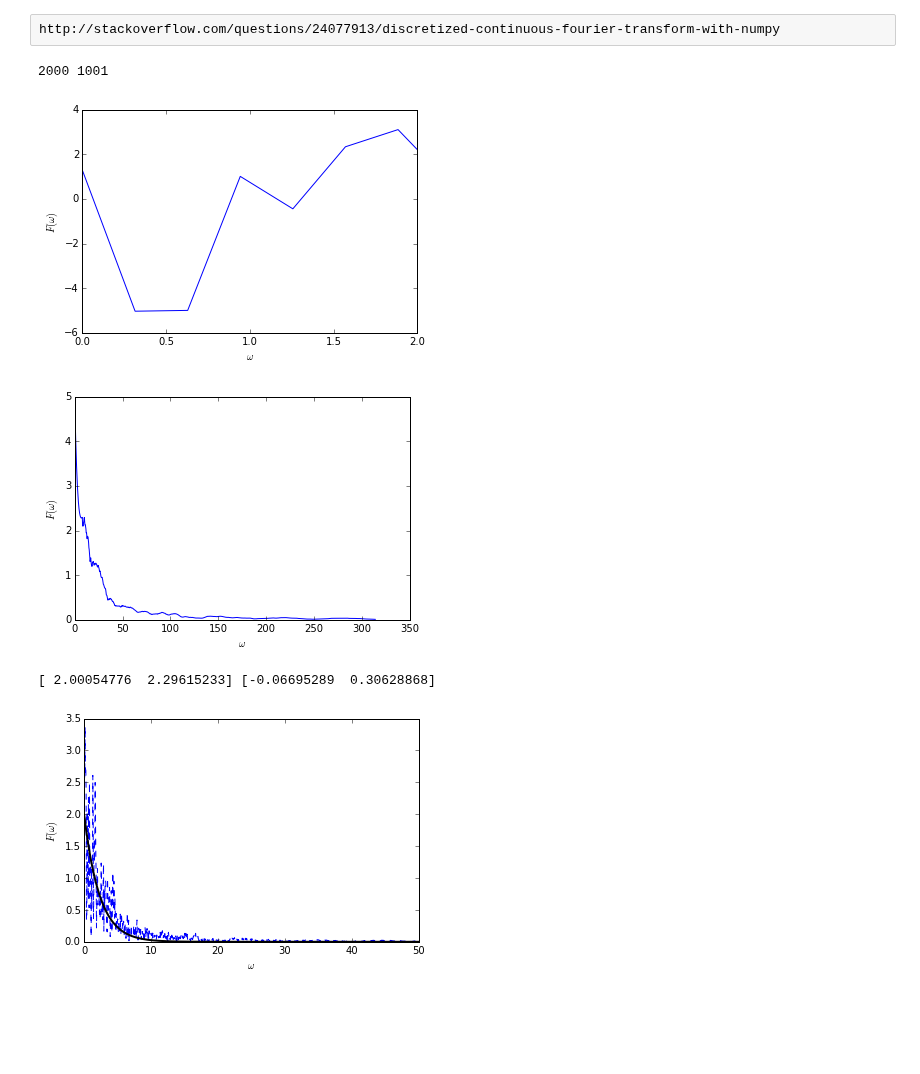
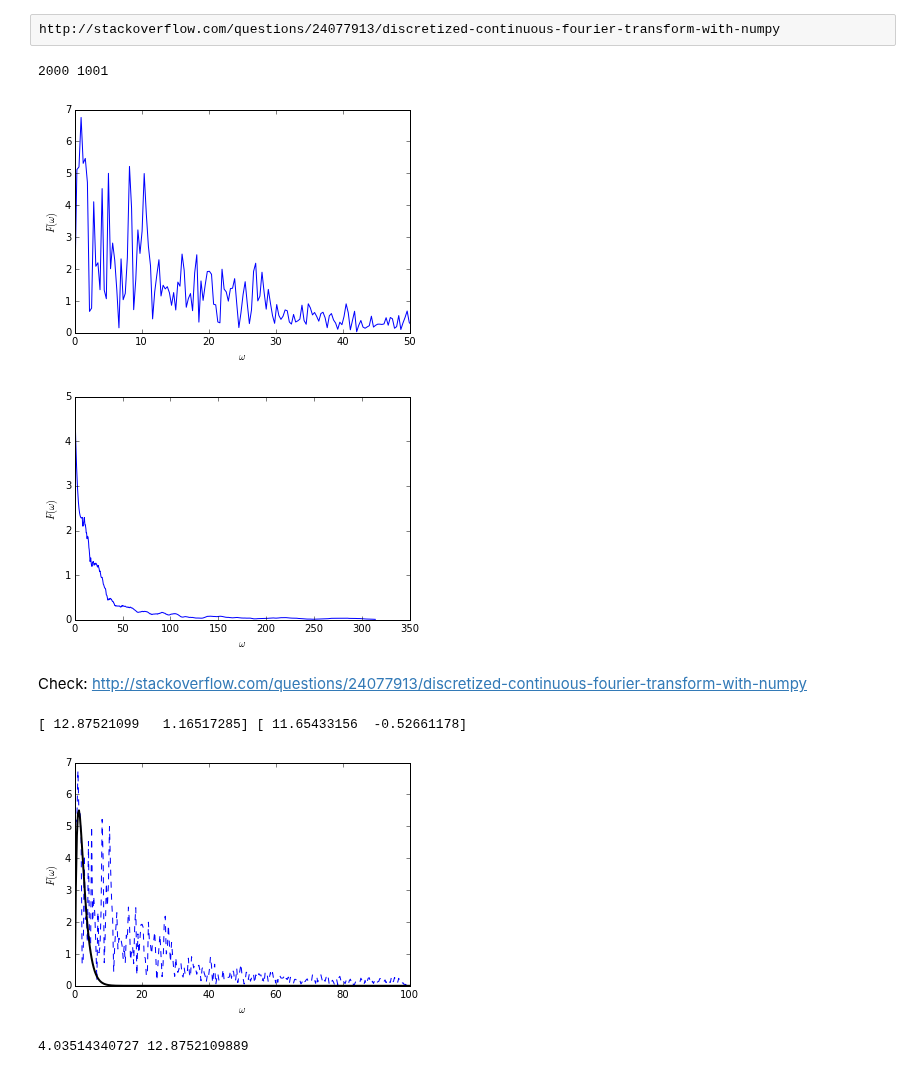
Before and after one commit to abyellow/abin-quantunm-optimal-control, a Jupyter notebook: Pulse Fit Test.ipynb, the cells around one changed output. Saved outputs shown, nothing was run; the diff lists cells and outputs as text; code cells hidden in the pictures; blank space fills up the shorter version.

```diff
--- a/Pulse Fit Test.ipynb
+++ b/Pulse Fit Test.ipynb
@@ -44,14 +44,14 @@ if __name__=='__main__':
 	pl.ylabel('$f(t)$')
 	pl.show()
 
-
-	cut = 1.*np.pi
-	for i in range(1,len(y)):
-		if y[i]-y[i-1]>cut :#and abs(round(y[i-1]/np.pi)) == 1:
-			y[i] = - 2*np.pi + y[i]
-		elif y[i]-y[i-1] < -cut:
-			y[i] = 2*np.pi + y[i]
-
+	def remode(y ,cut = 1.*np.pi):
+		for i in range(1,len(y)):
+			if abs(y[i]-y[i-1]) > cut :#and abs(round(y[i-1]/np.pi)) == 1:
+				y[i] = -2*np.sign(y[i]-y[i-1])*np.pi + y[i]
+		return y
+	remode(y)
+#	remode(y)
+#	remode(y)
 #	pl.plot(x[NNi:NNf],y[NNi:NNf],'ro')
 #	pl.plot(x,ynew, '--')
 	pl.xlabel('$t$')
@@ -98,7 +98,7 @@ http://stackoverflow.com/questions/24077913/discretized-continuous-fourier-trans
 	t0 = -10
 	xf = np.fft.rfftfreq(lon, dt)*2*np.pi
 	fac = np.exp(-1j*xf*t0)
-	yf = (np.fft.rfft(y))*dt * fac
+	yf = (np.fft.rfft(y)) *dt * fac
 	yphs = yf/abs(yf)
 	dxf = np.diff(xf[1:3])
 #	print dxf
@@ -107,42 +107,46 @@ http://stackoverflow.com/questions/24077913/discretized-continuous-fourier-trans
 #	pl.xlim([0,10])
 #	pl.show()
 	print len(y), len(yf)
 	yf2 = (abs(yf))**2
 	hbd = max(yf2)
 	#yff = [yf[i] if yf2[i]>.01*hbd else 0 for i in range(len(yf))]
 	#yff = [yf[i] for i in range(len(yf)) if yf2[i]>.01*hbd]
 	#xff = [xf[i] for i in range(len(yf)) if yf2[i]>.01*hbd]
 	window = 51
 	poly = 3
 	yffabs = savgol_filter(abs(yf), window, poly)
 	yff = yffabs * yf/abs(yf)
 #	yff = yf
 
 	#yffr = savgol_filter(yf.real, window, poly)
 	#yffi = savgol_filter(yf.imag, window, poly)
 	#yff = yffr+1j*yffi
-	pl.plot(xf[:],(yf[:]))
+	pl.plot(xf[:],np.absolute(yf[:]))
+	#pl.plot(xf[:],np.imag(yf[:]))
 	pl.xlabel('$\omega$')
 	pl.ylabel('$F(\omega)$')
-	pl.xlim([0,2])
+	pl.xlim([0,50])
 	pl.show()
 
 	pl.plot(xf[:], np.absolute(yff[:]))
 	#pl.plot(xf[:], np.imag(yff[:]))
 #	pl.semilogx(xf[:],yf[:])
 	pl.xlabel('$\omega$')
 	pl.ylabel('$F(\omega)$')
 #	pl.xlim((-15,15))
 	pl.show()
 # %% [output]
 2000 1001
-[figure, old version]
+[figure, new version]
 [figure]
+# %% [markdown]
+Check: http://stackoverflow.com/questions/24077913/discretized-continuous-fourier-transform-with-numpy
 # %%
-	func2 = lambda xdata, a, s : a * np.exp(-abs(xdata/s)**1)
+	func2 = lambda xdata, a, s : a * xdata * np.exp(-(xdata/s))
+	func3 = lambda xdata, a, s : a * np.exp(-(xdata/s))
 	func = lambda xdata, a, s: a* np.exp(-(xdata/s)**2)
 #	print len(yf)
-	fbd = 50#len(yf)
+	fbd = 20#len(yf)
 	popt2, pcov2 = curve_fit(func2, xf[:fbd], np.double(abs(yf[:fbd])))
 	print popt2, sum(pcov2)
 	y2 = func2(xf, popt2[0], popt2[1])
@@ -151,10 +155,13 @@ http://stackoverflow.com/questions/24077913/discretized-continuous-fourier-trans
 	pl.plot(xf,abs(y2),'k', linewidth = 2.)# *yff/abs(yff))
 	pl.xlabel('$\omega$')
 	pl.ylabel('$F(\omega)$')
+	pl.xlim([0,100])
 	pl.show()
+	print np.sqrt(2/np.pi)*(2/popt2[1])**3, popt2[0]
 # %% [output]
-[ 2.00054776  2.29615233] [-0.06695289  0.30628868]
+[ 12.87521099   1.16517285] [ 11.65433156  -0.52661178]
-[figure, old version]
+[figure, new version]
+4.03514340727 12.8752109889
 # %%
 	xi = np.fft.rfftfreq(2*lon-1, (xf[1]-xf[0])/2)
 	yi = np.fft.irfft(yff)*2/dt
```
Also changed, not shown: parts of 6 cells of this notebook, 2 other files.
